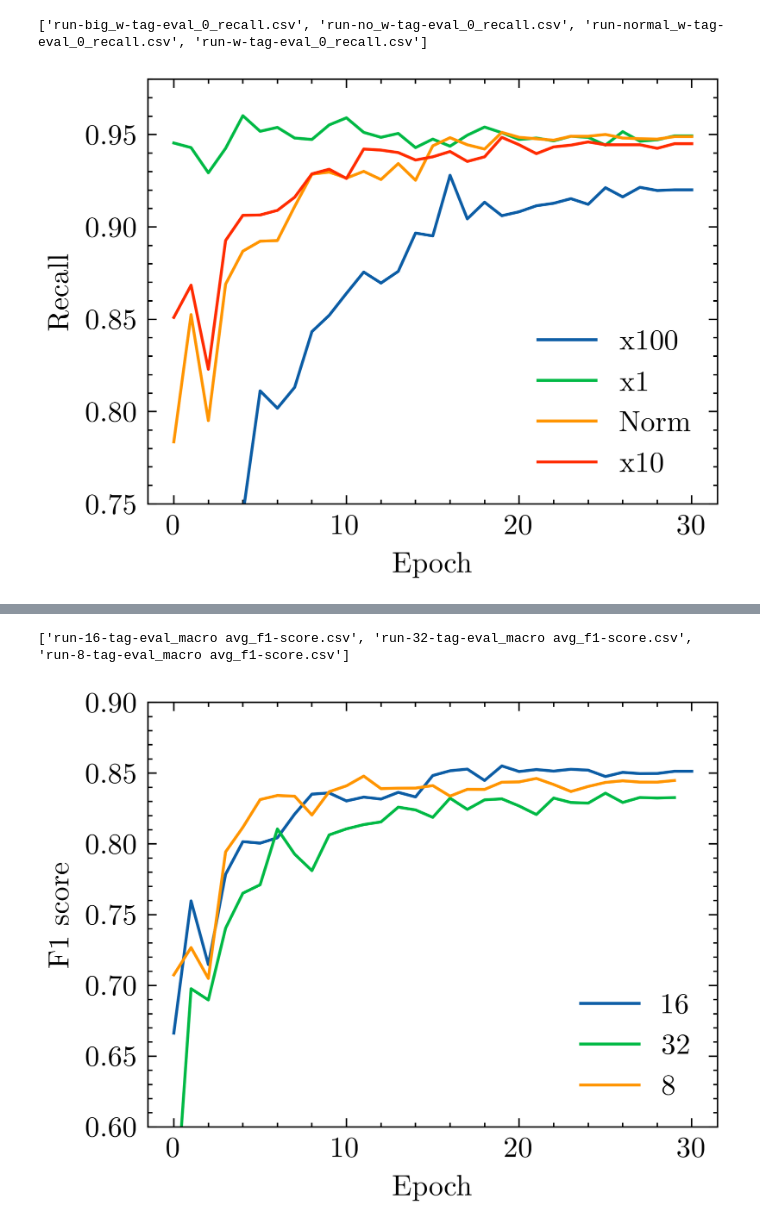
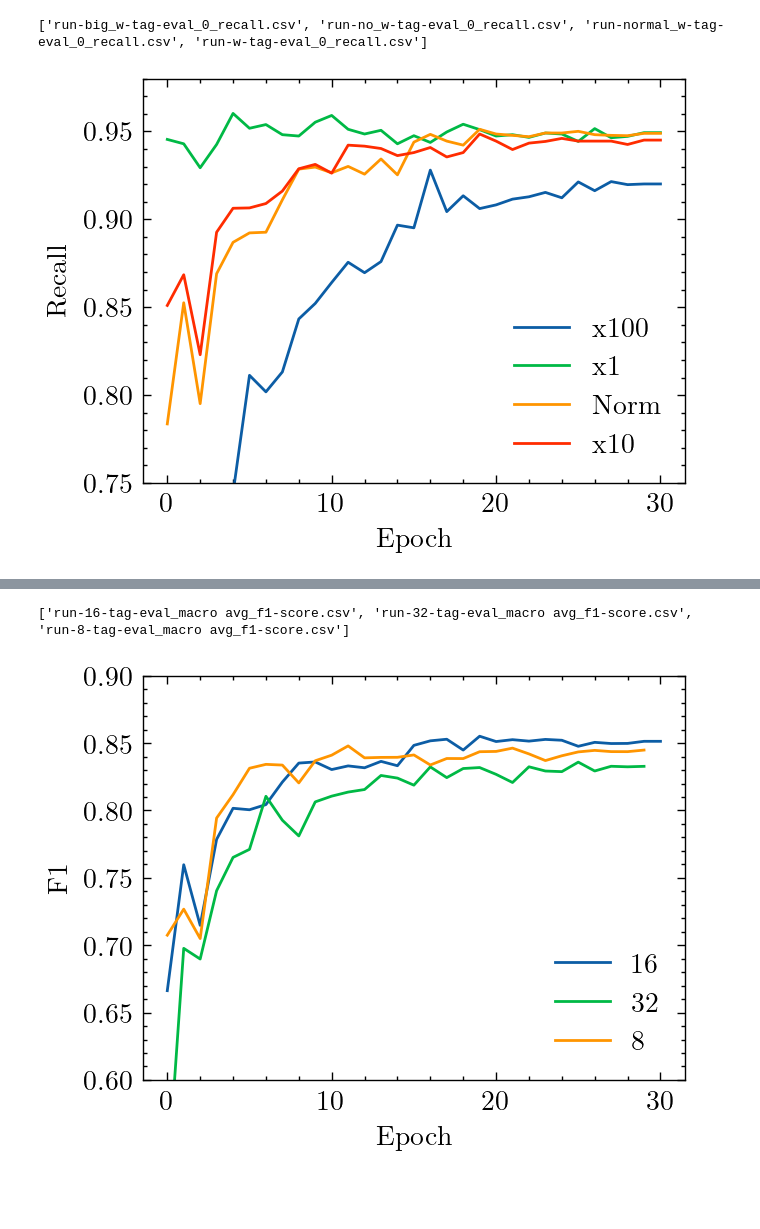
Before and after one commit to antoineedy/NLP-individual-courwework, a Jupyter notebook: generate_plots.ipynb, the cells around one changed output, grey strips where cells are left out. Cells and saved outputs as stored; diff of their text form; code cells hidden in the pictures; blank space fills up the shorter version.

```diff
--- a/generate_plots.ipynb
+++ b/generate_plots.ipynb
@@ -6,7 +6,7 @@ import scienceplots
 import os
 # %%
 plt.style.use(['science'])
-plt.rcParams.update({'figure.dpi': '600'})
+plt.rcParams.update({'figure.dpi': '200'})
 # %%
 def myplot(title, path, labels, xlabel='Epoch', ylabel='None', xlims=None, ylims=None):
     plt.figure()
@@ -39,15 +39,15 @@ myplot('Macro F1 score depending of the weight loss','output_data/main_model_f1'
 myplot('\'B-O\' Recall','output_data/main_model_0_recall', ['x100', 'x1', 'Norm', 'x10'], ylabel='Recall', ylims=[0.75, 0.98])
 # %% [output]
 ['run-big_w-tag-eval_0_recall.csv', 'run-no_w-tag-eval_0_recall.csv', 'run-normal_w-tag-eval_0_recall.csv', 'run-w-tag-eval_0_recall.csv']
-[figure, old version]
+[figure, new version]
 # %%
 myplot('Abbreviation Recall','output_data/main_model_1_recall', ['x100', 'x1', 'Norm', 'x10'], ylabel='Recall', ylims=[0.6, 1])
 # %% [output]
 ['run-big_w-tag-eval_1_recall.csv', 'run-no_w-tag-eval_1_recall.csv', 'run-normal_w-tag-eval_1_recall.csv', 'run-w-tag-eval_1_recall.csv']
 [figure]
 # %%
-myplot('F1 batch size','output_data/main_model_batch_size', ['16', '32', '8'], ylabel='F1 score', ylims=[0.6, 0.9])
+myplot('F1 batch size','output_data/main_model_batch_size', ['16', '32', '8'], ylabel='F1', ylims=[0.6, 0.9])
 # %% [output]
 ['run-16-tag-eval_macro avg_f1-score.csv', 'run-32-tag-eval_macro avg_f1-score.csv', 'run-8-tag-eval_macro avg_f1-score.csv']
-[figure, old version]
+[figure, new version]
 # %%
```
Also changed, not shown: parts of 2 cells of this notebook, 11 other files.
